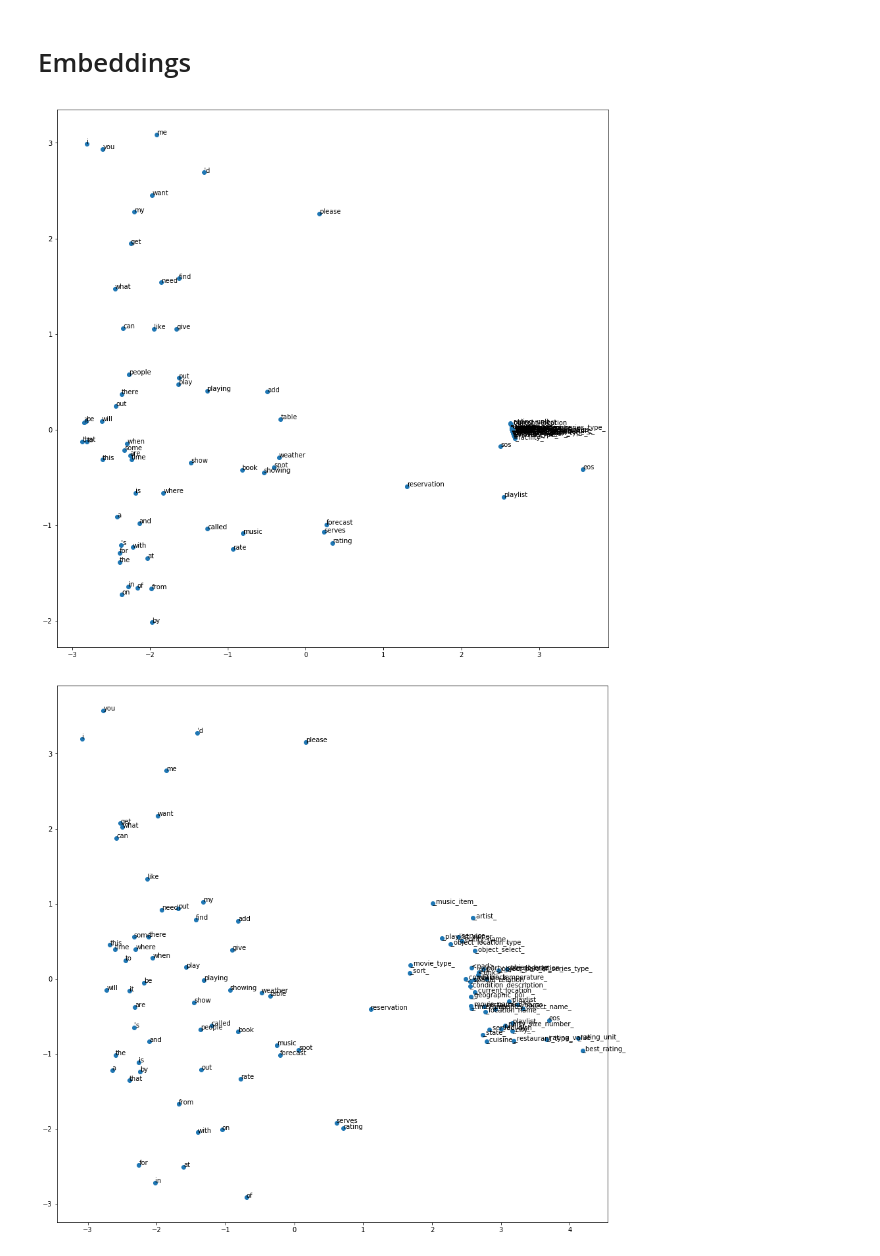
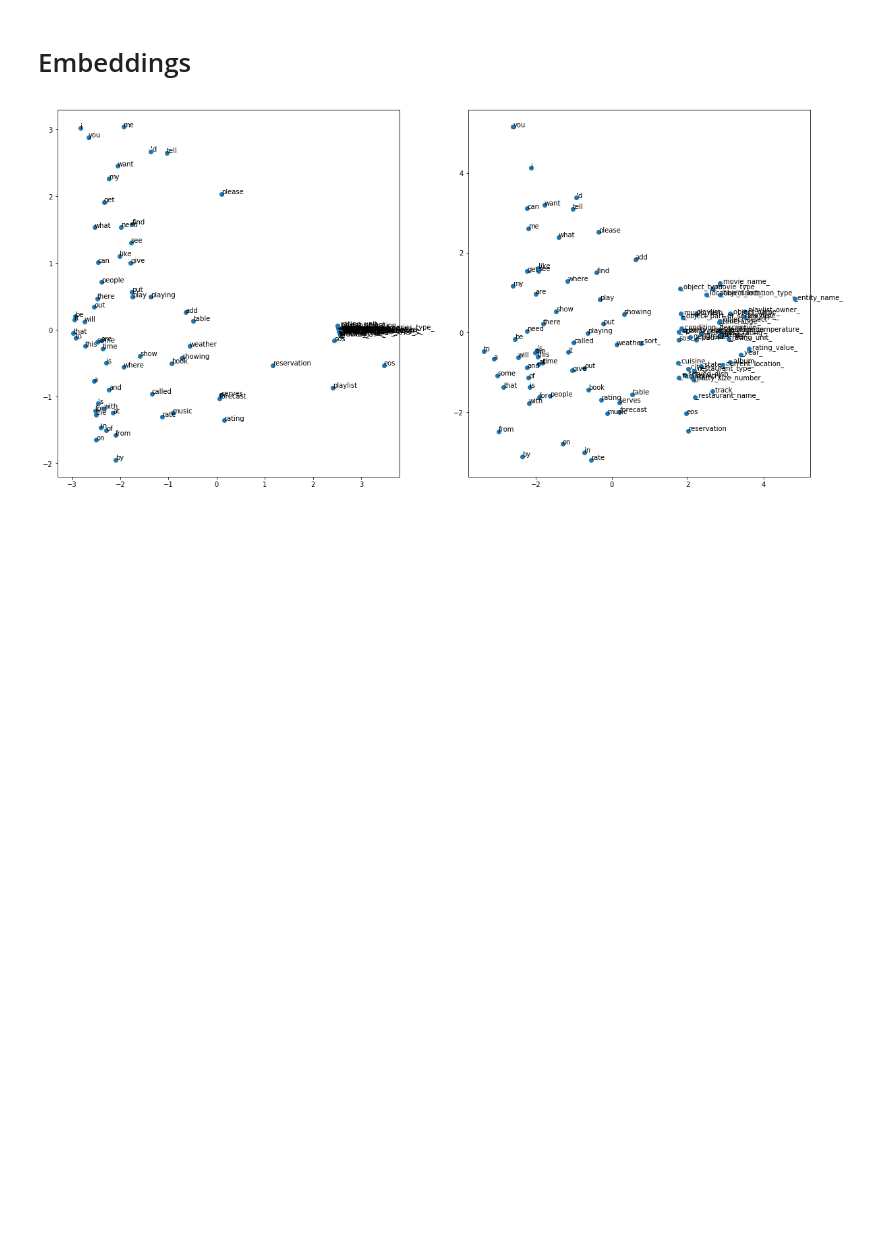
Before and after one commit to sonos/automatic-data-generation, a Jupyter notebook: data-generation.ipynb, the cells around one changed output. Cells and saved outputs as stored; diff of their text form; code cells hidden in the pictures; blank space fills up the shorter version.

```diff
--- a/data-generation.ipynb
+++ b/data-generation.ipynb
@@ -85,7 +85,3 @@ sos_idx = w2i['SOS']
 eos_idx = w2i['EOS']
 pad_idx = w2i['<pad>']
 unk_idx = w2i['<unk>']
-# %%
-for word in i2w:
-    if '\n' in word:
-        print(word)
@@ -194,11 +158,13 @@ t = np.array(range(len(NLL_hist)))
 
 from train import anneal_fn
 anneal_fn = np.vectorize(anneal_fn)
-KL_weight = anneal_fn(args.anneal_function, t, args.k1, args.x1)
-label_weight = anneal_fn(args.anneal_function, t, args.k2, args.x2)
+KL_weight = anneal_fn(args.anneal_function, t, args.k1, args.x1, args.m1)
+label_weight = anneal_fn(args.anneal_function, t, args.k2, args.x2, args.m2)
 
-axarr[0].plot(t, NLL_hist)
-axarr[1].plot(t, KL_hist )
+KL_hist = np.array(KL_hist)
+axarr[0].plot(t, NLL_hist )
+for i in range(args.latent_size):
+    axarr[1].semilogy(t, KL_hist[:,i])
 ax1bis = axarr[1].twinx()
 ax1bis.plot(t, KL_weight, color='red')
 axarr[2].plot(t, acc_hist )
@@ -210,8 +176,9 @@ for i in range(3):
     axarr[i].set_xlabel('Iterations')
 axarr[0].set_ylabel('Reconstruction loss')
 axarr[1].set_ylabel('KL loss')
-ax2.set_ylabel('KL_weight', color='red')
+ax1bis.set_ylabel('KL_weight', color='red')
 axarr[2].set_ylabel('acc')
+ax2bis.set_ylabel('label_weight', color='green')
 axarr[3].set_ylabel('NMI')
 
 fig.tight_layout()
@@ -242,19 +209,19 @@ plt.show()
 # %%
 n_start = 0
 n_end = 100
-
 words = run['i2w']
 
+fig, axarr = plt.subplots(1, 2, figsize=(20,10))
+axarr = axarr.flatten()
+
 from sklearn.decomposition import PCA
-for stage in ['before', 'after']:
-    plt.figure(figsize=(15,15))
+for ax, stage in enumerate(['before', 'after']):
     vectors = run['vectors'][stage]
     pca = PCA(n_components=2)
     proj = pca.fit_transform(vectors)
-    plt.scatter(proj[n_start:n_end,0], proj[n_start:n_end,1])
+    axarr[ax].scatter(proj[n_start:n_end,0], proj[n_start:n_end,1])
     for i, word in enumerate(words[n_start:n_end]):
         i += n_start
-        plt.annotate(word,xy=(proj[i,0], proj[i,1]))
+        axarr[ax].annotate(word,xy=(proj[i,0], proj[i,1]))
 # %% [output]
-[figure, old version]
+[figure, new version]
-[figure, removed]
```
Also changed, not shown: parts of 15 cells of this notebook, 3 other files.
